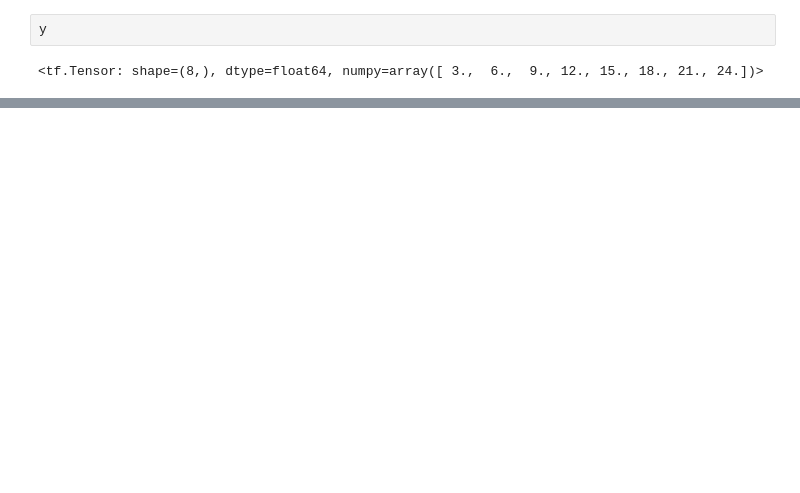
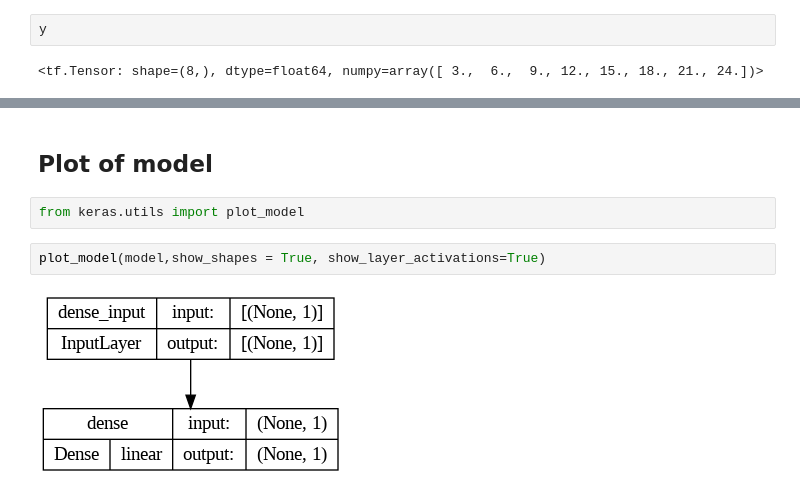
Before and after one commit to ryzhokhina/Tensorflow-Dev-Exam-Preparation, a Jupyter notebook: 01_tensorflow_NN_regression.ipynb, the cells around one changed output, grey strips where cells are left out. Drawn from its saved outputs; the diff is of its cells as text; blank space fills up the shorter version.

```diff
--- a/01_tensorflow_NN_regression.ipynb
+++ b/01_tensorflow_NN_regression.ipynb
@@ -192 +192,9 @@ pd.DataFrame(history.history)
 100 rows × 2 columns
+# %% [markdown]
+## Plot of model
+# %%
+from keras.utils import plot_model
+# %%
+plot_model(model,show_shapes = True, show_layer_activations=True)
+# %% [output]
+[figure, added]
```
Also changed, not shown: parts of 30 cells of this notebook.
